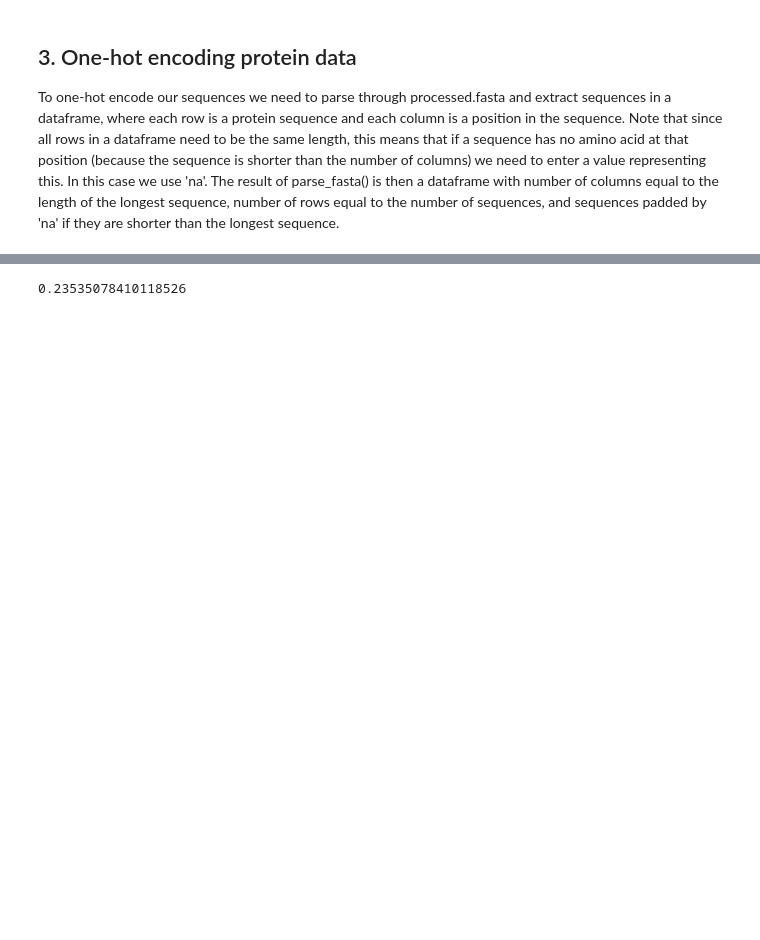
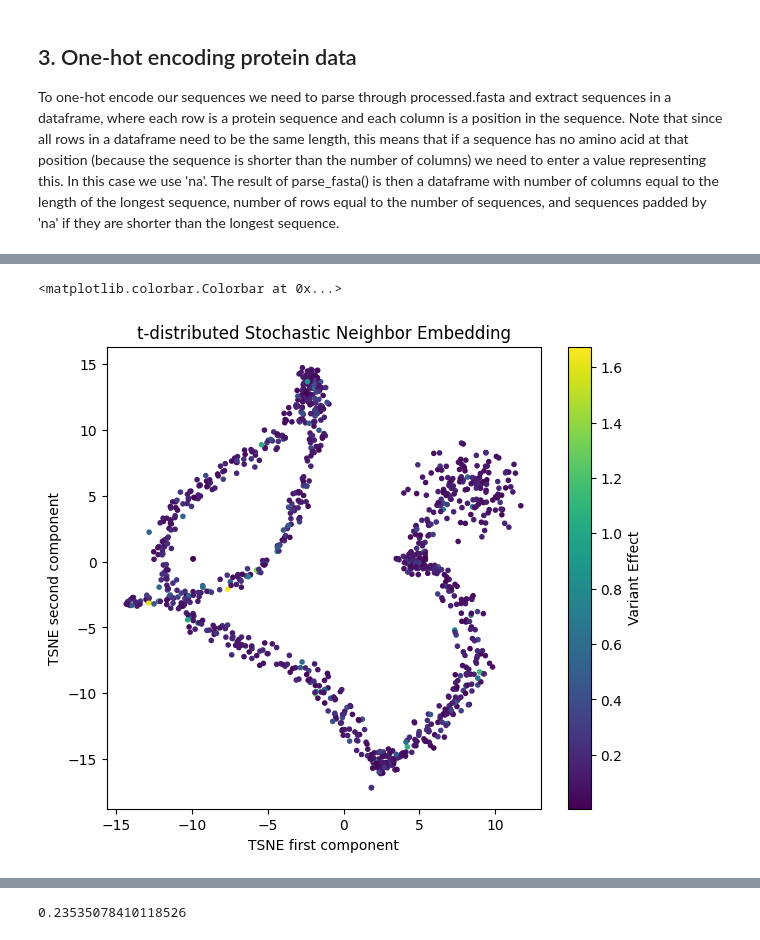
Before and after one commit to ABarancewicz/Introduction_to_ML, a Jupyter notebook: E3-basic_ml/E3_basic_ML.ipynb, the cells around one changed output, grey strips where cells are left out. Saved outputs shown, nothing was run; the diff lists cells and outputs as text; code cells hidden in the pictures; blank space fills up the shorter version.

```diff
--- a/E3-basic_ml/E3_basic_ML.ipynb
+++ b/E3-basic_ml/E3_basic_ML.ipynb
@@ -140,0 +154,12 @@ plt.colorbar(sc, label='Variant Effect')
+# %%
+# Plotting TSNE results
+fig_dims = (7, 6)
+fig, ax = plt.subplots(figsize=fig_dims)
+sc = ax.scatter(tsne_train_sequences[:,0], tsne_train_sequences[:,1], c=train_targets, marker='.')
+ax.set_xlabel('TSNE first component')
+ax.set_ylabel('TSNE second component')
+ax.set_title('t-distributed Stochastic Neighbor Embedding')
+plt.colorbar(sc, label='Variant Effect')
+# %% [output]
+<matplotlib.colorbar.Colorbar at 0x...>
+[figure, added]
```
Also changed, not shown: parts of 10 cells of this notebook.
